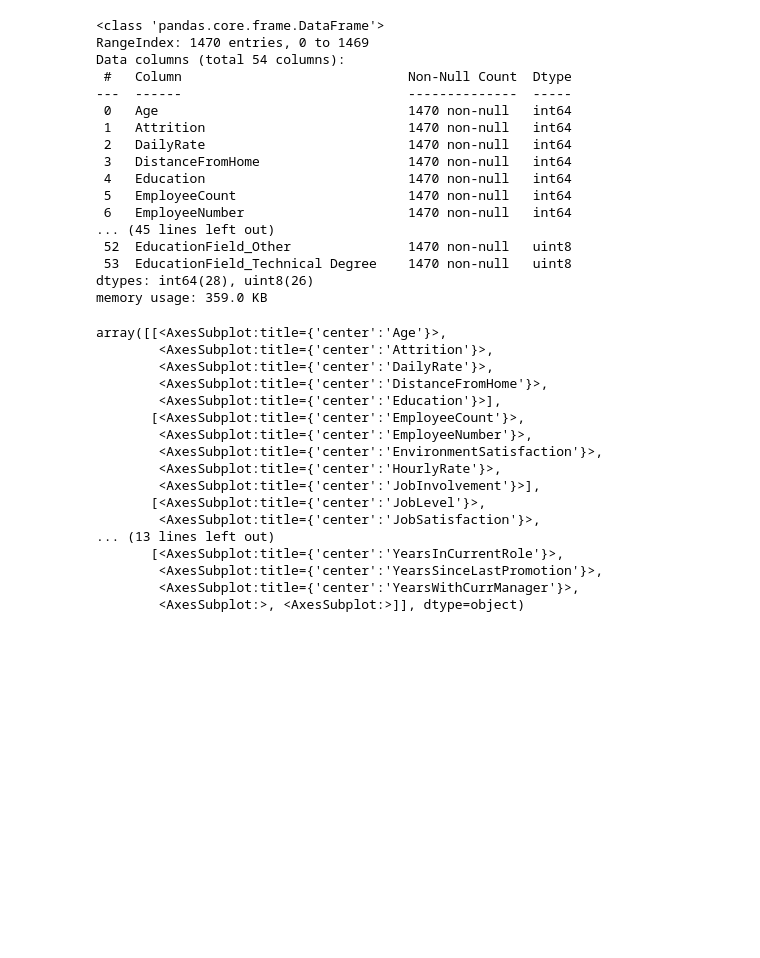
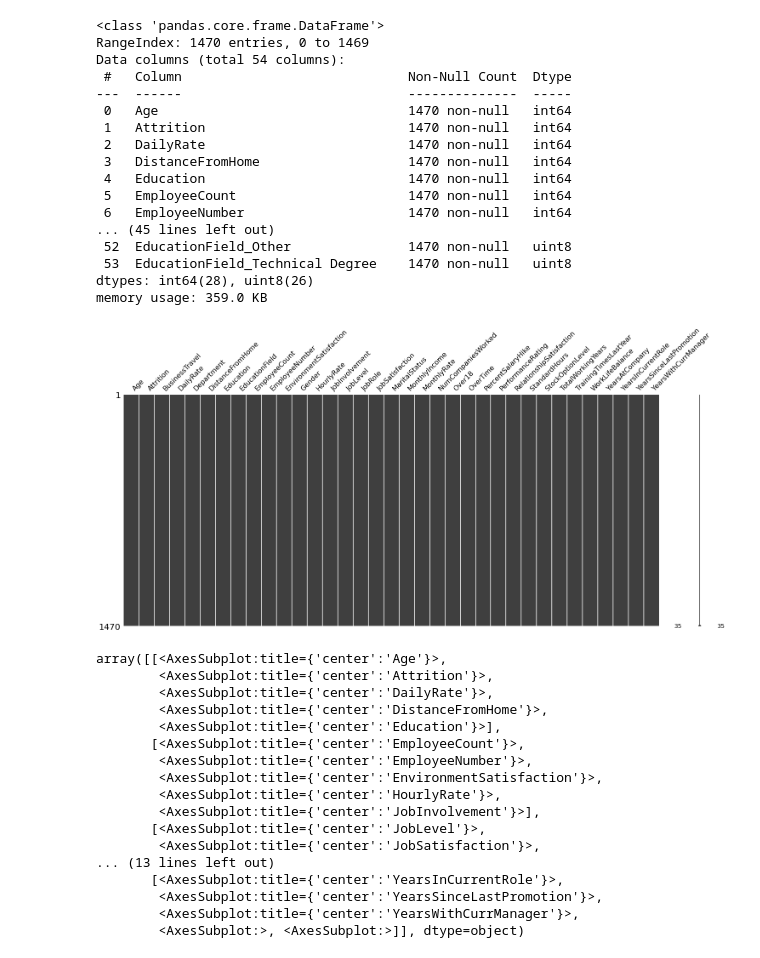
Before and after one commit to mattblasa/HR-attrition-prediction, a Jupyter notebook: employee_attrition.ipynb, the cells around one changed output. Cells and saved outputs as stored; diff of their text form; code cells hidden in the pictures; blank space fills up the shorter version.

```diff
--- a/employee_attrition.ipynb
+++ b/employee_attrition.ipynb
@@ -170,6 +176,11 @@ Data columns (total 54 columns):
  53  EducationField_Technical Degree    1470 non-null   uint8
 dtypes: int64(28), uint8(26)
 memory usage: 359.0 KB
+# %%
+import missingno as ms
+ms.matrix(df);
+# %% [output]
+[figure, added]
 # %%
 df.hist(figsize=(20, 15))
 # %% [output]
```
Also changed, not shown: parts of 3 cells of this notebook.
